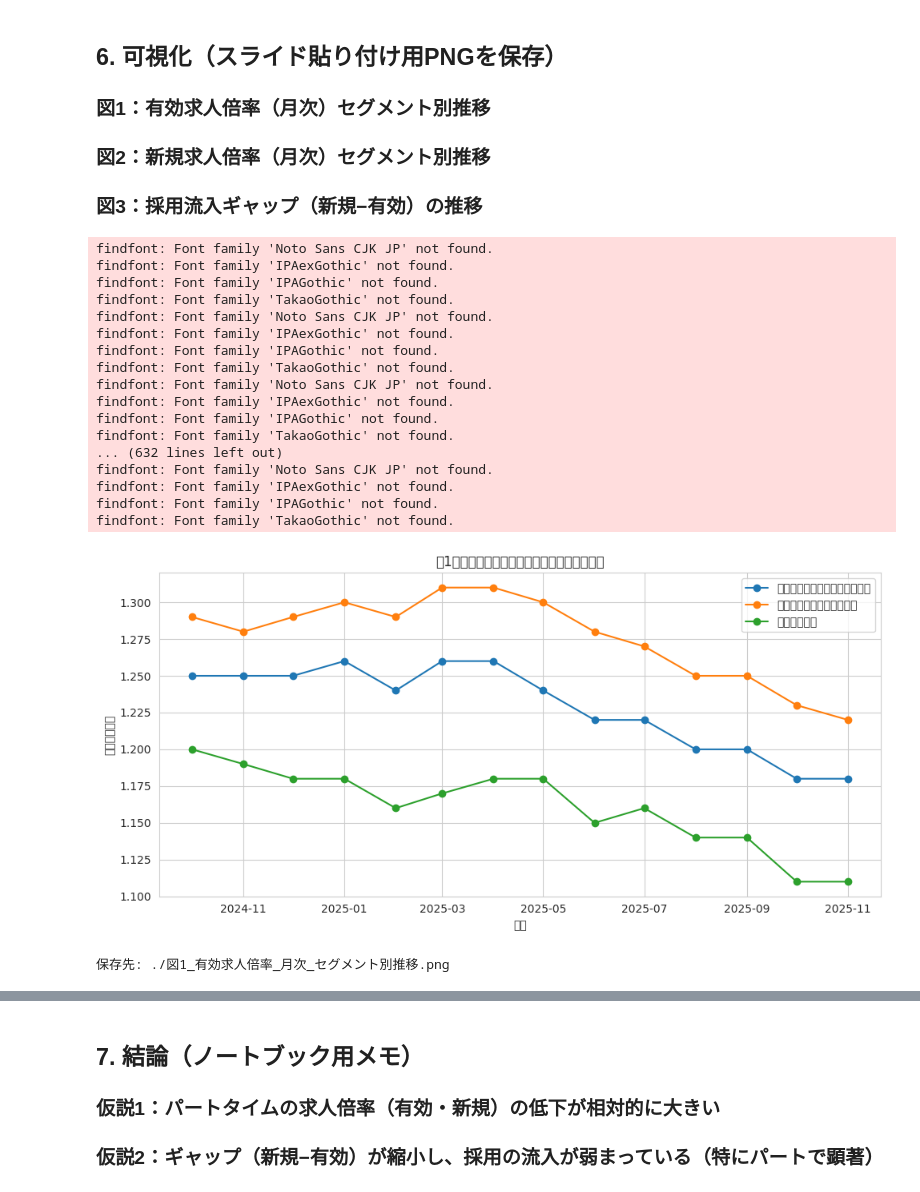
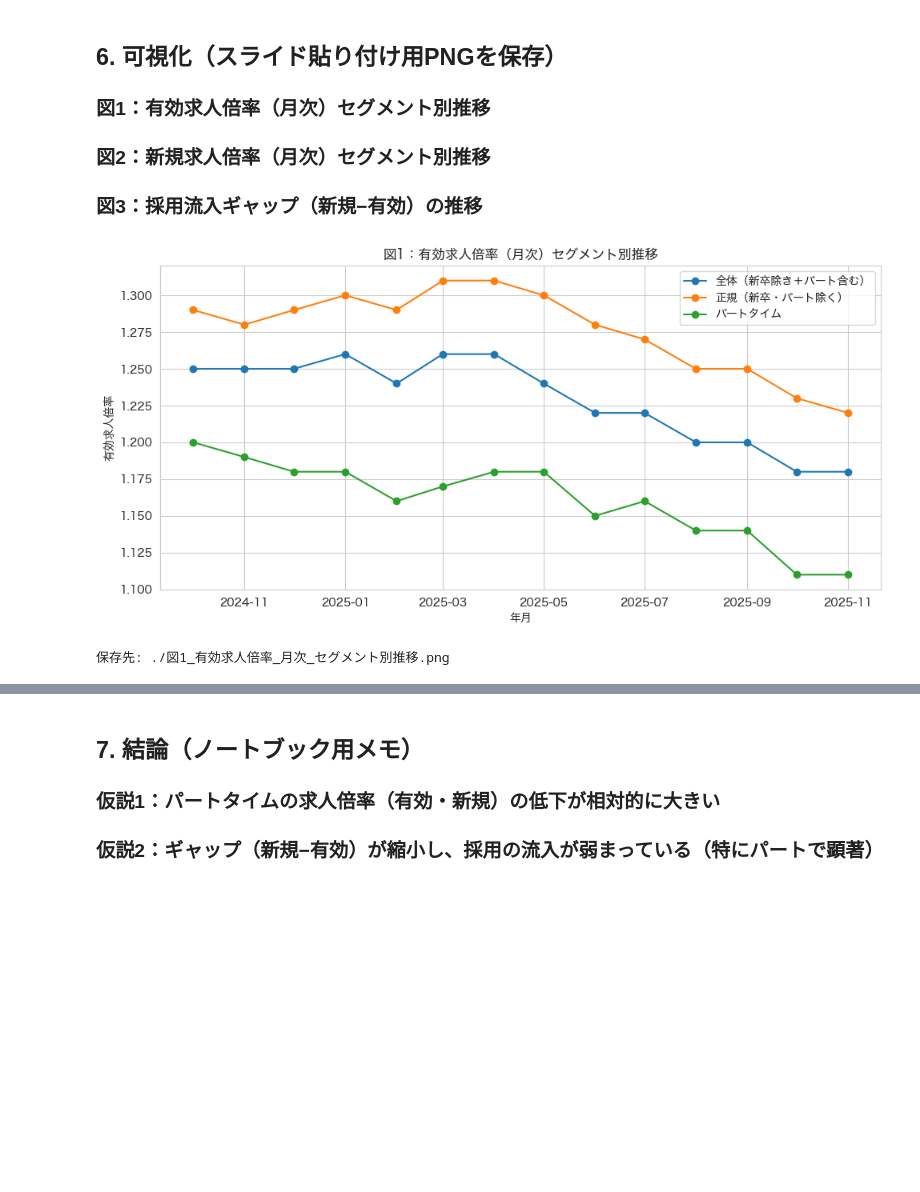
Before and after one commit to Rai-ds/dsprog2_2025, a Jupyter notebook: 最終課題/analysis.ipynb, the cells around one changed output, grey strips where cells are left out. Drawn from its saved outputs; the diff is of its cells as text; code cells hidden in the pictures; blank space fills up the shorter version.

```diff
--- a/最終課題/analysis.ipynb
+++ b/最終課題/analysis.ipynb
@@ -213,40 +214,31 @@ print("仮説2の判定ポイント：ギャップ（新規-有効）が縮小
 ###  図2：新規求人倍率（月次）セグメント別推移
 ### 図3：採用流入ギャップ（新規−有効）の推移
 # %%
-# セル9（Code）— 3) 図1：有効求人倍率（月次）セグメント別推移（PNG保存）
+
+
+system = platform.system()
+if system == 'Darwin':  # Mac
+    plt.rcParams['font.family'] = 'Hiragino Sans'
+else:
+    plt.rcParams['font.family'] = 'Noto Sans CJK JP'
+
+
 fig1_path = os.path.join(OUT_DIR, "図1_有効求人倍率_月次_セグメント別推移.png")
 
 plt.figure(figsize=(10, 5))
 for seg, col in active_cols.items():
     plt.plot(monthly["date"], monthly[col], marker="o", label=seg)
 
 plt.title("図1：有効求人倍率（月次）セグメント別推移")
 plt.xlabel("年月")
 plt.ylabel("有効求人倍率")
 plt.legend()
 plt.tight_layout()
 plt.savefig(fig1_path, dpi=200)
 plt.show()
 
 print("保存先:", fig1_path)
 # %% [output]
+[figure, new version]
-findfont: Font family 'Noto Sans CJK JP' not found.
-findfont: Font family 'IPAexGothic' not found.
-findfont: Font family 'IPAGothic' not found.
-findfont: Font family 'TakaoGothic' not found.
-findfont: Font family 'Noto Sans CJK JP' not found.
-findfont: Font family 'IPAexGothic' not found.
-findfont: Font family 'IPAGothic' not found.
-findfont: Font family 'TakaoGothic' not found.
-findfont: Font family 'Noto Sans CJK JP' not found.
-findfont: Font family 'IPAexGothic' not found.
-findfont: Font family 'IPAGothic' not found.
-findfont: Font family 'TakaoGothic' not found.
-... (632 lines left out)
-findfont: Font family 'Noto Sans CJK JP' not found.
-findfont: Font family 'IPAexGothic' not found.
-findfont: Font family 'IPAGothic' not found.
-findfont: Font family 'TakaoGothic' not found.
+保存先: ./図1_有効求人倍率_月次_セグメント別推移.png
-[figure, old version]
-保存先: ./図1_有効求人倍率_月次_セグメント別推移.png
 # %%
```
Also changed, not shown: parts of 3 cells of this notebook, 5 other files.
